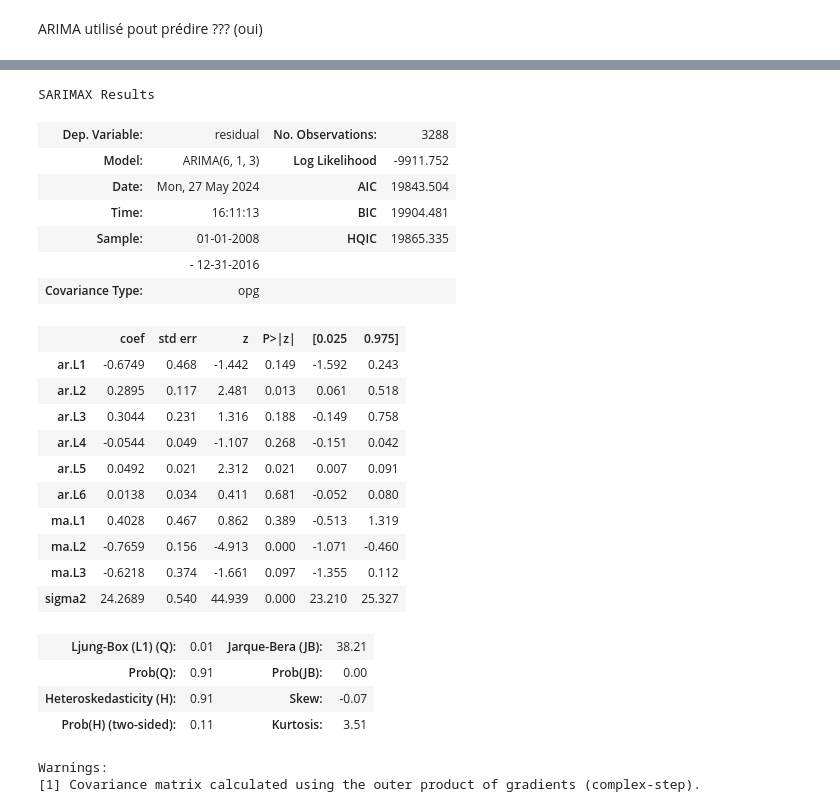
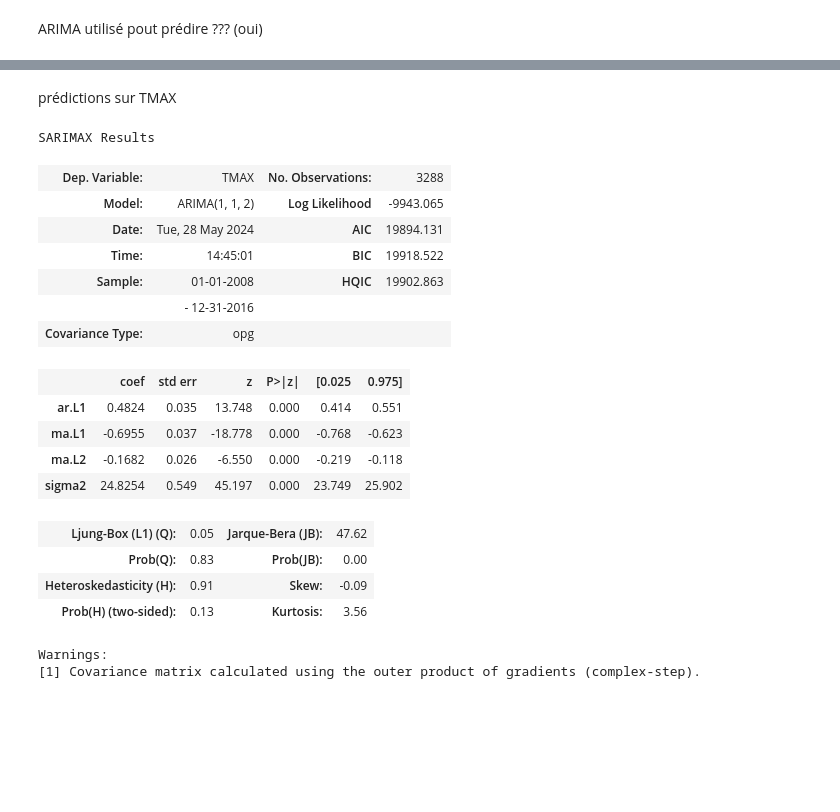
Before and after one commit to Max9925/data-science, a Jupyter notebook: données temporel/seattle.ipynb, the cells around one changed output, grey strips where cells are left out. Drawn from its saved outputs; the diff is of its cells as text; code cells hidden in the pictures; blank space fills up the shorter version.

```diff
--- a/données temporel/seattle.ipynb
+++ b/données temporel/seattle.ipynb
@@ -451,32 +451,28 @@ Freq: MS, Name: predicted_mean, dtype: float64
+# %% [markdown]
+prédictions sur TMAX
 # %%
 from statsmodels.tsa.arima.model import ARIMA
-model = ARIMA(seattle_temp_8y.TMAX, order=(6,1,3))
+model = ARIMA(seattle_temp_8y.TMAX, order=(1,1,2))
 res=model.fit()
 res.summary()
 # %% [output]
 SARIMAX Results
-| Dep. Variable: | residual | No. Observations: | 3288 |
-| Model: | ARIMA(6, 1, 3) | Log Likelihood | -9911.752 |
-| Date: | Mon, 27 May 2024 | AIC | 19843.504 |
-| Time: | 16:11:13 | BIC | 19904.481 |
-| Sample: | 01-01-2008 | HQIC | 19865.335 |
+| Dep. Variable: | TMAX | No. Observations: | 3288 |
+| Model: | ARIMA(1, 1, 2) | Log Likelihood | -9943.065 |
+| Date: | Tue, 28 May 2024 | AIC | 19894.131 |
+| Time: | 14:45:01 | BIC | 19918.522 |
+| Sample: | 01-01-2008 | HQIC | 19902.863 |
 |  | - 12-31-2016 |  |  |
 | Covariance Type: | opg |  |  |
 |  | coef | std err | z | P>|z| | [0.025 | 0.975] |
-| ar.L1 | -0.6749 | 0.468 | -1.442 | 0.149 | -1.592 | 0.243 |
-| ar.L2 | 0.2895 | 0.117 | 2.481 | 0.013 | 0.061 | 0.518 |
-| ar.L3 | 0.3044 | 0.231 | 1.316 | 0.188 | -0.149 | 0.758 |
-| ar.L4 | -0.0544 | 0.049 | -1.107 | 0.268 | -0.151 | 0.042 |
-| ar.L5 | 0.0492 | 0.021 | 2.312 | 0.021 | 0.007 | 0.091 |
-| ar.L6 | 0.0138 | 0.034 | 0.411 | 0.681 | -0.052 | 0.080 |
-| ma.L1 | 0.4028 | 0.467 | 0.862 | 0.389 | -0.513 | 1.319 |
-| ma.L2 | -0.7659 | 0.156 | -4.913 | 0.000 | -1.071 | -0.460 |
-| ma.L3 | -0.6218 | 0.374 | -1.661 | 0.097 | -1.355 | 0.112 |
-| sigma2 | 24.2689 | 0.540 | 44.939 | 0.000 | 23.210 | 25.327 |
+| ar.L1 | 0.4824 | 0.035 | 13.748 | 0.000 | 0.414 | 0.551 |
+| ma.L1 | -0.6955 | 0.037 | -18.778 | 0.000 | -0.768 | -0.623 |
+| ma.L2 | -0.1682 | 0.026 | -6.550 | 0.000 | -0.219 | -0.118 |
+| sigma2 | 24.8254 | 0.549 | 45.197 | 0.000 | 23.749 | 25.902 |
-| Ljung-Box (L1) (Q): | 0.01 | Jarque-Bera (JB): | 38.21 |
-| Prob(Q): | 0.91 | Prob(JB): | 0.00 |
-| Heteroskedasticity (H): | 0.91 | Skew: | -0.07 |
-| Prob(H) (two-sided): | 0.11 | Kurtosis: | 3.51 |
+| Ljung-Box (L1) (Q): | 0.05 | Jarque-Bera (JB): | 47.62 |
+| Prob(Q): | 0.83 | Prob(JB): | 0.00 |
+| Heteroskedasticity (H): | 0.91 | Skew: | -0.09 |
+| Prob(H) (two-sided): | 0.13 | Kurtosis: | 3.56 |
 Warnings:
 [1] Covariance matrix calculated using the outer product of gradients (complex-step).
 # %%
```
Also changed, not shown: parts of 9 cells of this notebook.
